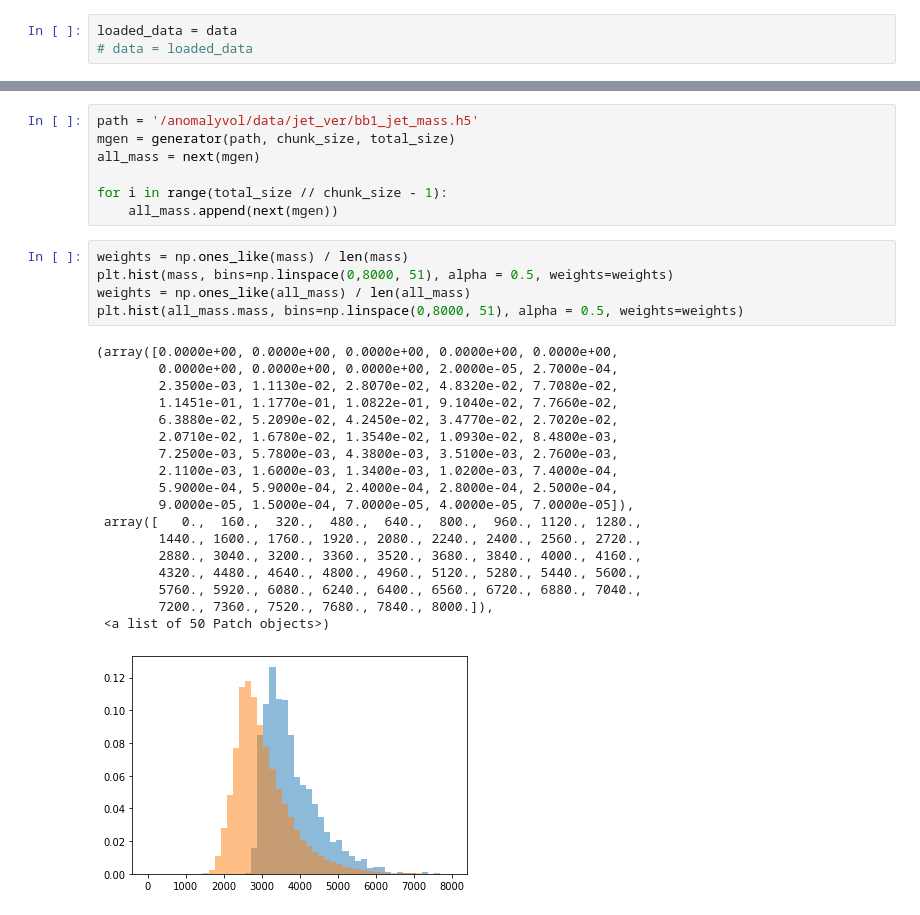
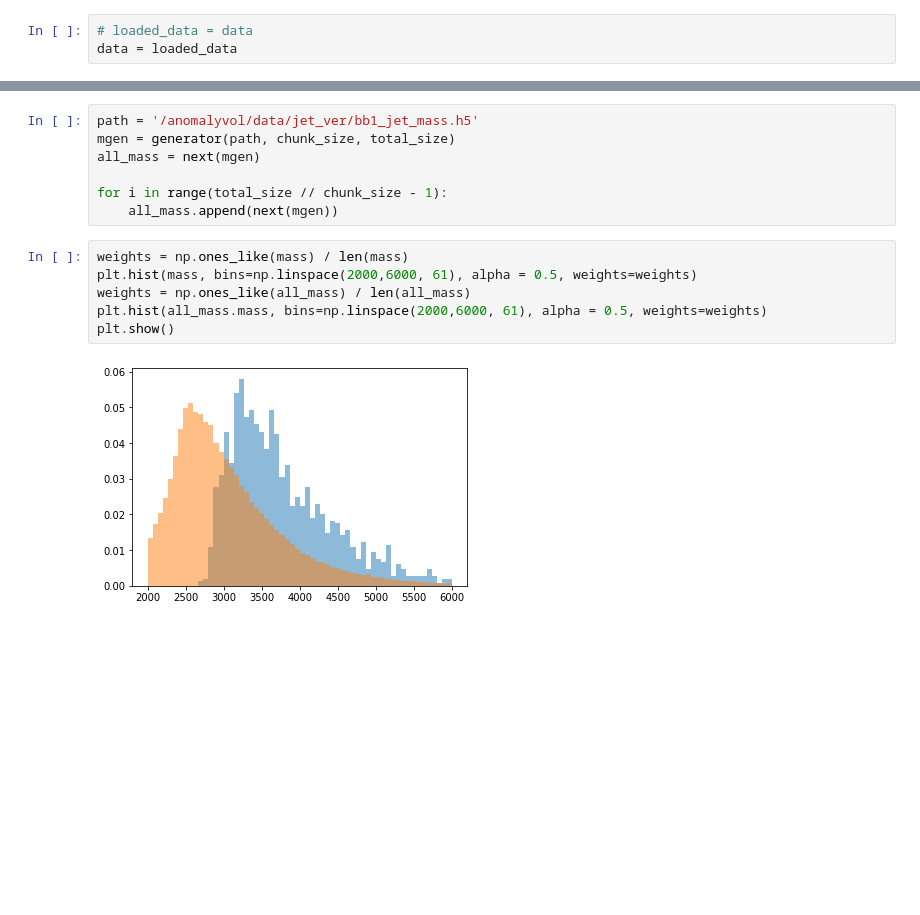
Before and after one commit to stsan9/AnomalyDetection4Jets, a Jupyter notebook: code/AE.ipynb, the cells around one changed output, grey strips where cells are left out. Cells and saved outputs as stored; diff of their text form; blank space fills up the shorter version.

Commit message:
suppressed plot noise

```diff
--- a/code/AE.ipynb
+++ b/code/AE.ipynb
@@ -31,5 +31,5 @@ data = next(gen)
 for i in range(total_size // chunk_size - 1):
     data.append(next(gen))
 # %%
-loaded_data = data
-# data = loaded_data
+# loaded_data = data
+data = loaded_data
@@ -490,25 +379,9 @@ for i in range(total_size // chunk_size - 1):
     all_mass.append(next(mgen))
 # %%
 weights = np.ones_like(mass) / len(mass)
-plt.hist(mass, bins=np.linspace(0,8000, 51), alpha = 0.5, weights=weights)
+plt.hist(mass, bins=np.linspace(2000,6000, 61), alpha = 0.5, weights=weights)
 weights = np.ones_like(all_mass) / len(all_mass)
-plt.hist(all_mass.mass, bins=np.linspace(0,8000, 51), alpha = 0.5, weights=weights)
+plt.hist(all_mass.mass, bins=np.linspace(2000,6000, 61), alpha = 0.5, weights=weights)
+plt.show()
 # %% [output]
-(array([0.0000e+00, 0.0000e+00, 0.0000e+00, 0.0000e+00, 0.0000e+00,
-        0.0000e+00, 0.0000e+00, 0.0000e+00, 2.0000e-05, 2.7000e-04,
-        2.3500e-03, 1.1130e-02, 2.8070e-02, 4.8320e-02, 7.7080e-02,
-        1.1451e-01, 1.1770e-01, 1.0822e-01, 9.1040e-02, 7.7660e-02,
-        6.3880e-02, 5.2090e-02, 4.2450e-02, 3.4770e-02, 2.7020e-02,
-        2.0710e-02, 1.6780e-02, 1.3540e-02, 1.0930e-02, 8.4800e-03,
-        7.2500e-03, 5.7800e-03, 4.3800e-03, 3.5100e-03, 2.7600e-03,
-        2.1100e-03, 1.6000e-03, 1.3400e-03, 1.0200e-03, 7.4000e-04,
-        5.9000e-04, 5.9000e-04, 2.4000e-04, 2.8000e-04, 2.5000e-04,
-        9.0000e-05, 1.5000e-04, 7.0000e-05, 4.0000e-05, 7.0000e-05]),
- array([   0.,  160.,  320.,  480.,  640.,  800.,  960., 1120., 1280.,
-        1440., 1600., 1760., 1920., 2080., 2240., 2400., 2560., 2720.,
-        2880., 3040., 3200., 3360., 3520., 3680., 3840., 4000., 4160.,
-        4320., 4480., 4640., 4800., 4960., 5120., 5280., 5440., 5600.,
-        5760., 5920., 6080., 6240., 6400., 6560., 6720., 6880., 7040.,
-        7200., 7360., 7520., 7680., 7840., 8000.]),
- <a list of 50 Patch objects>)
-[figure, old version]
+[figure, new version]
```
Also changed, not shown: parts of 18 cells of this notebook.
